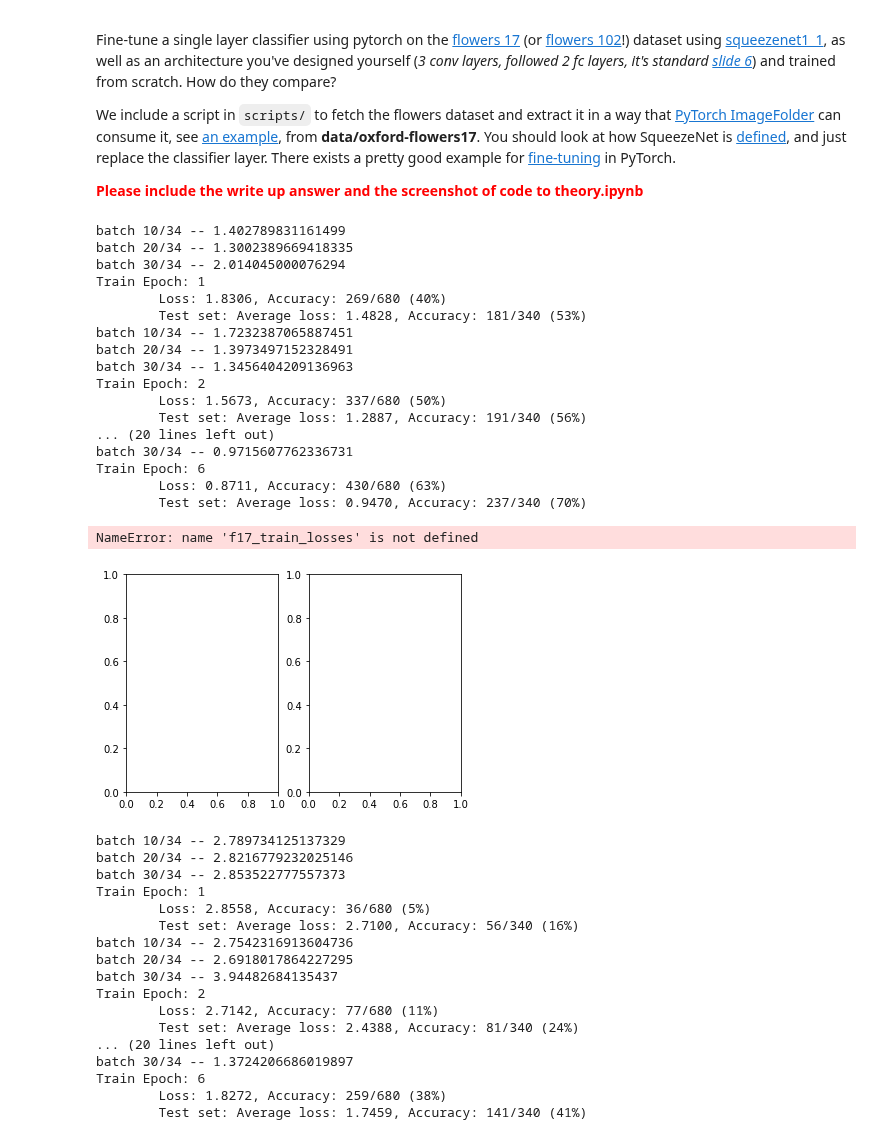
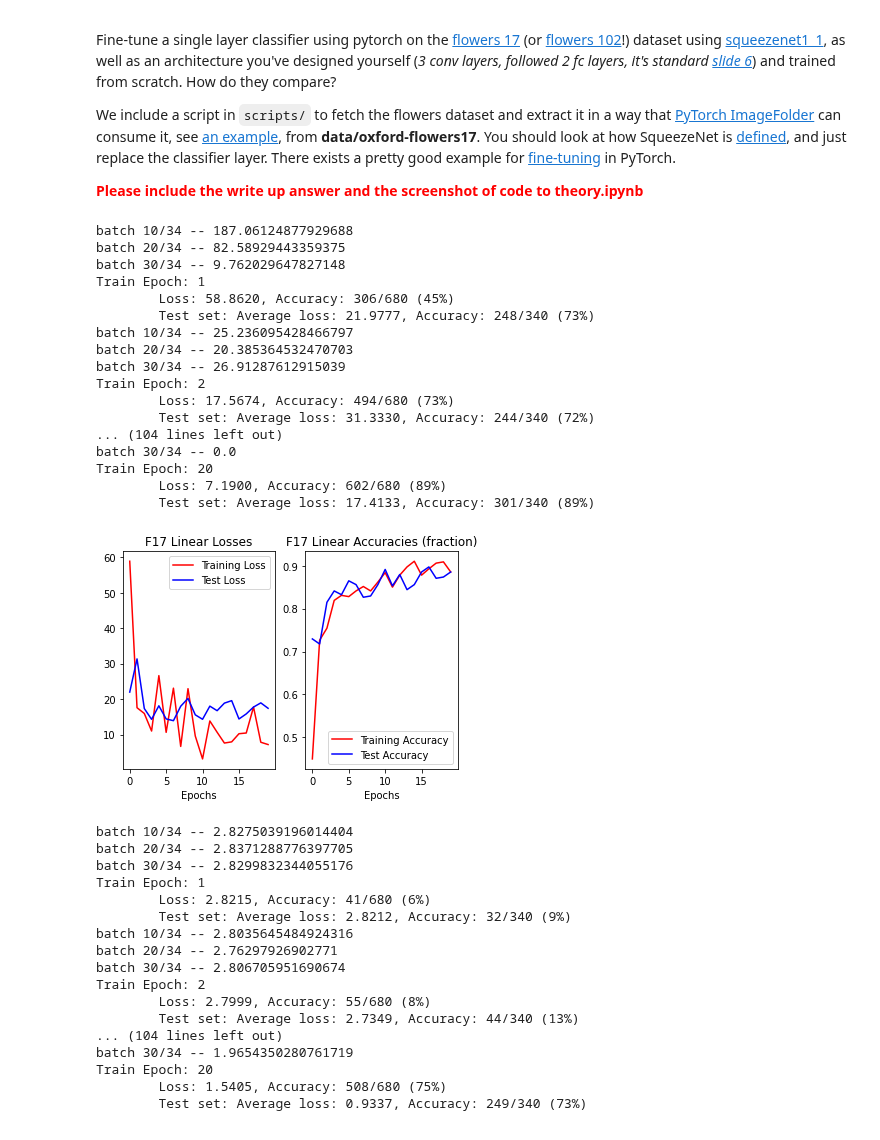
Before and after one commit to FranzEricSchneider/szeliski-algorithms-n-apps, a Jupyter notebook: class/hw3/q7.ipynb, the cells around one changed output. Cells and saved outputs as stored; diff of their text form; code cells hidden in the pictures.

```diff
--- a/class/hw3/q7.ipynb
+++ b/class/hw3/q7.ipynb
@@ -612,7 +609,7 @@ model.classifier = torch.nn.Sequential(
 for param in model.classifier.parameters():
     param.requires_grad = True
 model.type(torch.FloatTensor)
-epochs = 16
+epochs = 20
 device = "cpu"
 # %%
 # Training the single linear layer
@@ -630,39 +627,38 @@ for epoch in range(1, epochs + 1):
     f17_test_losses.append(ltest)
     f17_test_accs.append(atest)
 # %% [output]
-batch 10/34 -- 1.402789831161499
-batch 20/34 -- 1.3002389669418335
-batch 30/34 -- 2.014045000076294
+batch 10/34 -- 187.06124877929688
+batch 20/34 -- 82.58929443359375
+batch 30/34 -- 9.762029647827148
 Train Epoch: 1
-        Loss: 1.8306, Accuracy: 269/680 (40%)
-        Test set: Average loss: 1.4828, Accuracy: 181/340 (53%)
-batch 10/34 -- 1.7232387065887451
-batch 20/34 -- 1.3973497152328491
-batch 30/34 -- 1.3456404209136963
+        Loss: 58.8620, Accuracy: 306/680 (45%)
+        Test set: Average loss: 21.9777, Accuracy: 248/340 (73%)
+batch 10/34 -- 25.236095428466797
+batch 20/34 -- 20.385364532470703
+batch 30/34 -- 26.91287612915039
 Train Epoch: 2
-        Loss: 1.5673, Accuracy: 337/680 (50%)
-        Test set: Average loss: 1.2887, Accuracy: 191/340 (56%)
-... (20 lines left out)
-batch 30/34 -- 0.9715607762336731
-Train Epoch: 6
-        Loss: 0.8711, Accuracy: 430/680 (63%)
-        Test set: Average loss: 0.9470, Accuracy: 237/340 (70%)
+        Loss: 17.5674, Accuracy: 494/680 (73%)
+        Test set: Average loss: 31.3330, Accuracy: 244/340 (72%)
+... (104 lines left out)
+batch 30/34 -- 0.0
+Train Epoch: 20
+        Loss: 7.1900, Accuracy: 602/680 (89%)
+        Test set: Average loss: 17.4133, Accuracy: 301/340 (89%)
 # %%
 figure, axes = plt.subplots(1, 2)
 axes[0].plot(f17_train_losses, "r", label="Training Loss")
-axes[0].plot(f17_test_losses, "b", label="Validation Loss")
+axes[0].plot(f17_test_losses, "b", label="Test Loss")
 axes[1].plot(f17_train_accs, "r", label="Training Accuracy")
-axes[1].plot(f17_test_accs, "b", label="Validation Accuracy")
+axes[1].plot(f17_test_accs, "b", label="Test Accuracy")
 axes[0].legend()
 axes[1].legend()
 axes[0].set_xlabel("Epochs")
 axes[1].set_xlabel("Epochs")
-axes[0].set_title("F17 Linear Layer Losses")
-axes[1].set_title("F17 Linear Layer Accuracies (fraction)")
+axes[0].set_title("F17 Linear Losses")
+axes[1].set_title("F17 Linear Accuracies (fraction)")
 plt.show()
 # %% [output]
-NameError: name 'f17_train_losses' is not defined
-[figure, old version]
+[figure, new version]
 # %%
 # Code for fine-tuning the network you designed
 # YOUR CODE HERE
@@ -699,23 +695,23 @@ for epoch in range(1, epochs + 1):
     f17cnn_test_losses.append(ltest)
     f17cnn_test_accs.append(atest)
 # %% [output]
-batch 10/34 -- 2.789734125137329
-batch 20/34 -- 2.8216779232025146
-batch 30/34 -- 2.853522777557373
+batch 10/34 -- 2.8275039196014404
+batch 20/34 -- 2.8371288776397705
+batch 30/34 -- 2.8299832344055176
 Train Epoch: 1
-        Loss: 2.8558, Accuracy: 36/680 (5%)
-        Test set: Average loss: 2.7100, Accuracy: 56/340 (16%)
-batch 10/34 -- 2.7542316913604736
-batch 20/34 -- 2.6918017864227295
-batch 30/34 -- 3.94482684135437
+        Loss: 2.8215, Accuracy: 41/680 (6%)
+        Test set: Average loss: 2.8212, Accuracy: 32/340 (9%)
+batch 10/34 -- 2.8035645484924316
+batch 20/34 -- 2.76297926902771
+batch 30/34 -- 2.806705951690674
 Train Epoch: 2
-        Loss: 2.7142, Accuracy: 77/680 (11%)
-        Test set: Average loss: 2.4388, Accuracy: 81/340 (24%)
-... (20 lines left out)
-batch 30/34 -- 1.3724206686019897
-Train Epoch: 6
-        Loss: 1.8272, Accuracy: 259/680 (38%)
-        Test set: Average loss: 1.7459, Accuracy: 141/340 (41%)
+        Loss: 2.7999, Accuracy: 55/680 (8%)
+        Test set: Average loss: 2.7349, Accuracy: 44/340 (13%)
+... (104 lines left out)
+batch 30/34 -- 1.9654350280761719
+Train Epoch: 20
+        Loss: 1.5405, Accuracy: 508/680 (75%)
+        Test set: Average loss: 0.9337, Accuracy: 249/340 (73%)
 # %%
 figure, axes = plt.subplots(1, 2)
 axes[0].plot(f17cnn_train_losses, "r", label="Training Loss")
```
Also changed, not shown: parts of 2 cells of this notebook, 2 other files.
